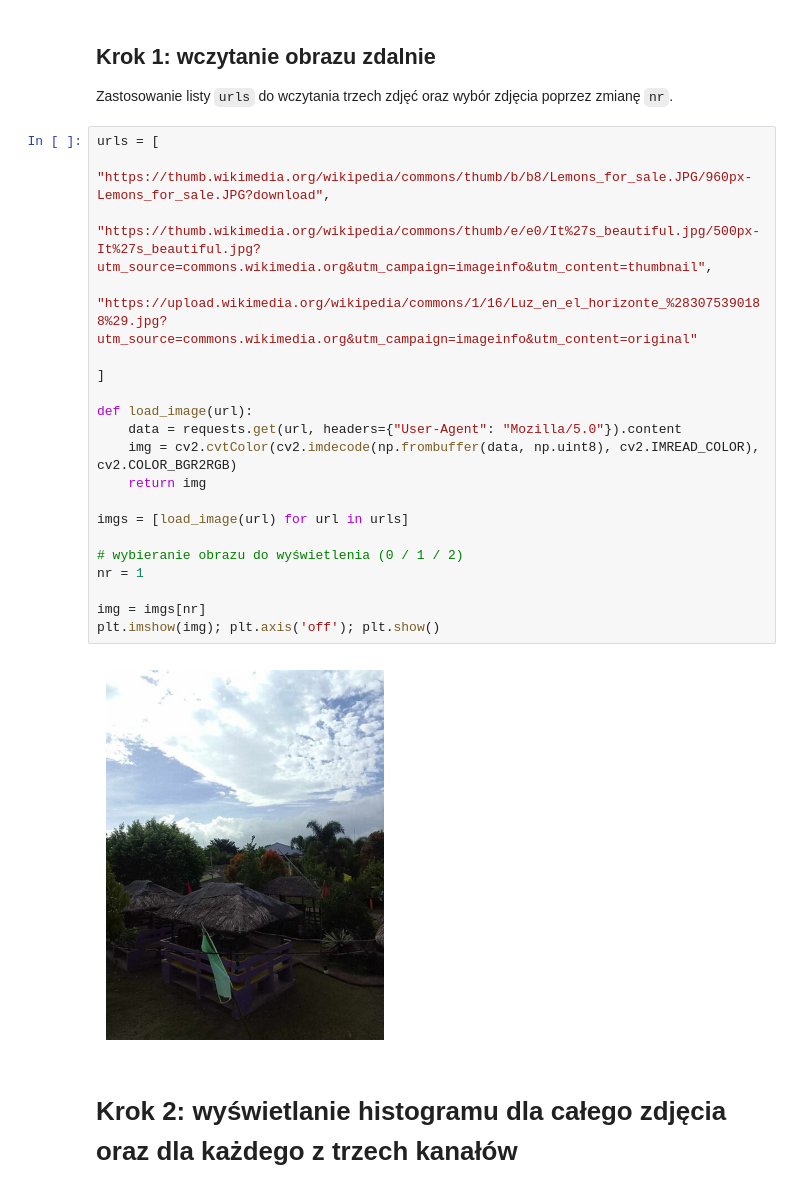
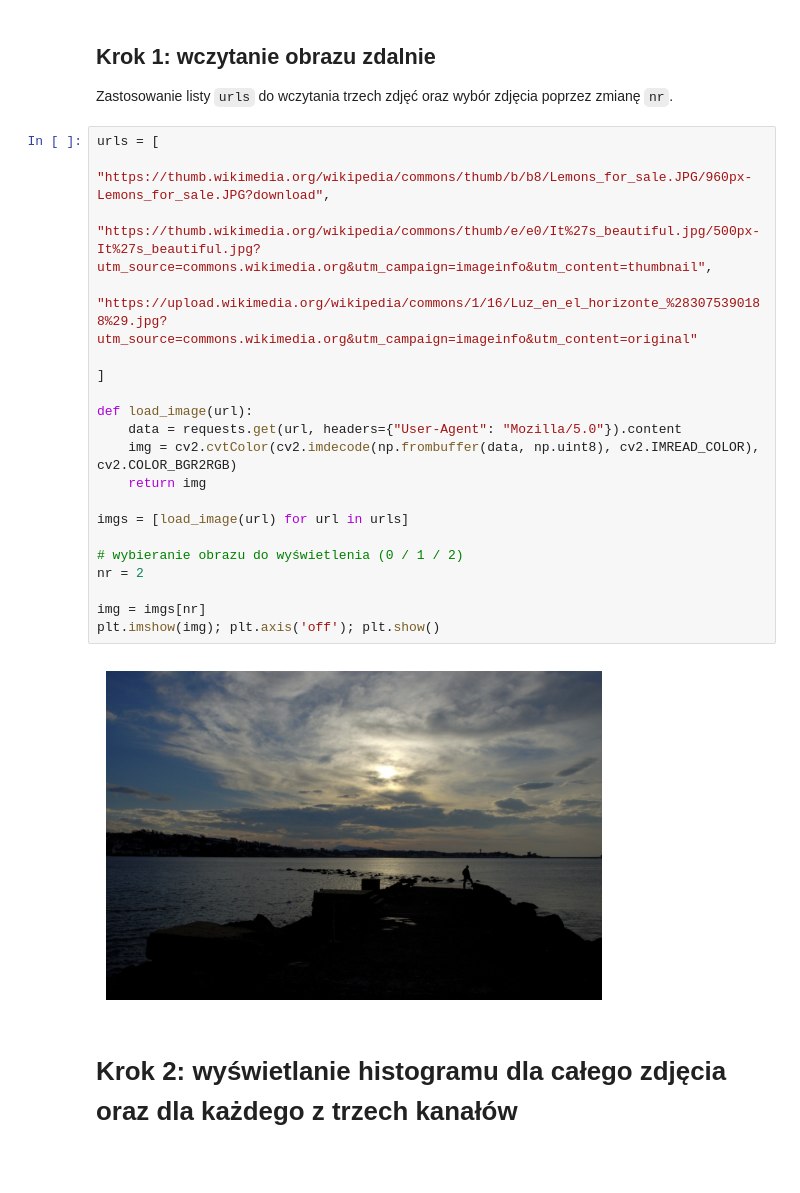
Before and after one commit to oblivi0n-arch/edu-grafika-lab2, a Jupyter notebook: zadanie2.ipynb, the cells around one changed output. Drawn from its saved outputs; the diff is of its cells as text; blank space fills up the shorter version.

```diff
--- a/zadanie2.ipynb
+++ b/zadanie2.ipynb
@@ -9,25 +9,25 @@ Zastosowanie listy `urls` do wczytania trzech zdjęć oraz wybór zdjęcia poprz
 # %%
 urls = [
     "https://thumb.wikimedia.org/wikipedia/commons/thumb/b/b8/Lemons_for_sale.JPG/960px-Lemons_for_sale.JPG?download",
     "https://thumb.wikimedia.org/wikipedia/commons/thumb/e/e0/It%27s_beautiful.jpg/500px-It%27s_beautiful.jpg?utm_source=commons.wikimedia.org&utm_campaign=imageinfo&utm_content=thumbnail",
     "https://upload.wikimedia.org/wikipedia/commons/1/16/Luz_en_el_horizonte_%283075390188%29.jpg?utm_source=commons.wikimedia.org&utm_campaign=imageinfo&utm_content=original"
 
 ]
 
 def load_image(url):
     data = requests.get(url, headers={"User-Agent": "Mozilla/5.0"}).content
     img = cv2.cvtColor(cv2.imdecode(np.frombuffer(data, np.uint8), cv2.IMREAD_COLOR), cv2.COLOR_BGR2RGB)
     return img
 
 imgs = [load_image(url) for url in urls]
 
 # wybieranie obrazu do wyświetlenia (0 / 1 / 2)
-nr = 1
+nr = 2
 
 img = imgs[nr]
 plt.imshow(img); plt.axis('off'); plt.show()
 # %% [output]
-[figure, old version]
+[figure, new version]
 # %% [markdown]
 # Krok 2: wyświetlanie histogramu dla całego zdjęcia oraz dla każdego z trzech kanałów
 # %%
```
Also changed, not shown: parts of 4 cells of this notebook.
